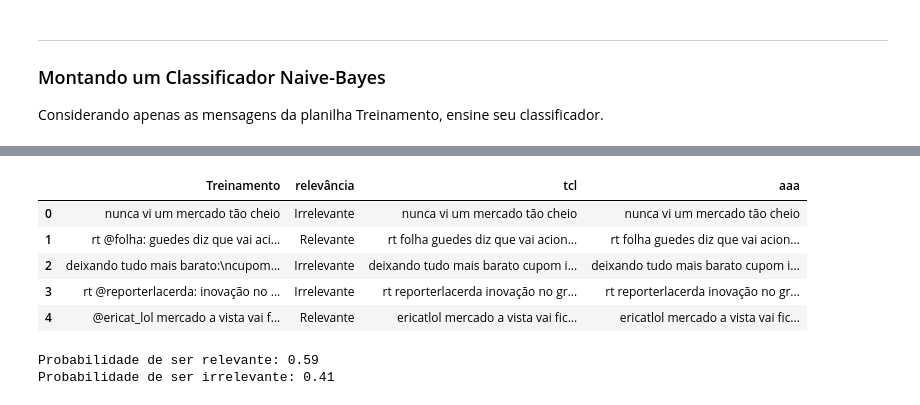
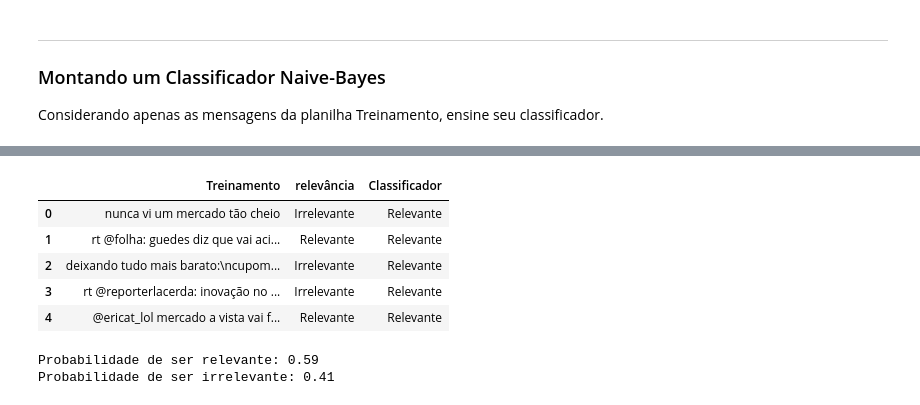
Before and after one commit to BMDamasceno/cdadosproj1, a Jupyter notebook: t1.ipynb, the cells around one changed output, grey strips where cells are left out. Drawn from its saved outputs; the diff is of its cells as text; code cells hidden in the pictures.

Commit message:
classificador funcionando

```diff
--- a/t1.ipynb
+++ b/t1.ipynb
@@ -55,23 +47,10 @@ def cleanup(text):
         Função de limpeza muito simples que troca alguns sinais básicos por espaços
     """
     #import string
-    punctuation = '[!-.:?;@/…|]' # Note que os sinais [] são delimitadores de um conjunto.
+
+    punctuation = '[!-.:?;@/…|⠀_=♥️]' # Note que os sinais [] são delimitadores de um conjunto.
     pattern = re.compile(punctuation)
     text_subbed = re.sub(pattern, '', text)
     text_s = re.sub(r"http\S+", "", text_subbed)
     ttt = re.sub(r'''((?:https?://|www\d{0,3}[.]|[a-z0-9.-]+[.][a-z]{2,4}/)(?:[^\s()<>]+|(([^\s()<>]+|(([^\s()<>]+)))))+(?:(([^\s()<>]+|(([^\s()<>]+))))|[^\s`!()[]{};:'".,<>?«»“”‘’]))''', " ", text_s)
     return ttt
-
-#limpa aqui
-
-def remove_punct(text):
-    text  = "".join([char for char in text if char not in string.punctuation])
-    text = re.sub('[0-9]+', '', text)
-    text = re.split('\W+', text)
-    str1 = ' '.join(text)
-    return str1
-
-
-
-dados['tcl'] = dados['Treinamento'].apply(lambda x: remove_punct(x))
-dados.head()
@@ -93,20 +57,17 @@ for lista in dados['tcl']:
 # %%
-dados['aaa'] = dados.tcl
-
 #Classificando como categoria
 dados.loc[:,'relevância'] = dados['relevância'].astype('category')
 #Níveis da categoria
 dados.relevância.cat.categories = ['Irrelevante', 'Relevante']
 
-
 dados.head(5)
 # %% [output]
-|  | Treinamento | relevância | tcl | aaa |
-| 0 | nunca vi um mercado tão cheio | Irrelevante | nunca vi um mercado tão cheio | nunca vi um mercado tão cheio |
-| 1 | rt @folha: guedes diz que vai aci... | Relevante | rt folha guedes diz que vai acion... | rt folha guedes diz que vai acion... |
-| 2 | deixando tudo mais barato:\ncupom... | Irrelevante | deixando tudo mais barato cupom i... | deixando tudo mais barato cupom i... |
-| 3 | rt @reporterlacerda: inovação no ... | Irrelevante | rt reporterlacerda inovação no gr... | rt reporterlacerda inovação no gr... |
-| 4 | @ericat_lol mercado a vista vai f... | Relevante | ericatlol mercado a vista vai fic... | ericatlol mercado a vista vai fic... |
+|  | Treinamento | relevância | Classificador |
+| 0 | nunca vi um mercado tão cheio | Irrelevante | Relevante |
+| 1 | rt @folha: guedes diz que vai aci... | Relevante | Relevante |
+| 2 | deixando tudo mais barato:\ncupom... | Irrelevante | Relevante |
+| 3 | rt @reporterlacerda: inovação no ... | Irrelevante | Relevante |
+| 4 | @ericat_lol mercado a vista vai f... | Relevante | Relevante |
 # %%
 #Dividindo a porcentagem em relevante e irrelevante
 base = dados.relevância.value_counts(True, sort=False)
```
Also changed, not shown: parts of 35 cells of this notebook, 12 other files.
